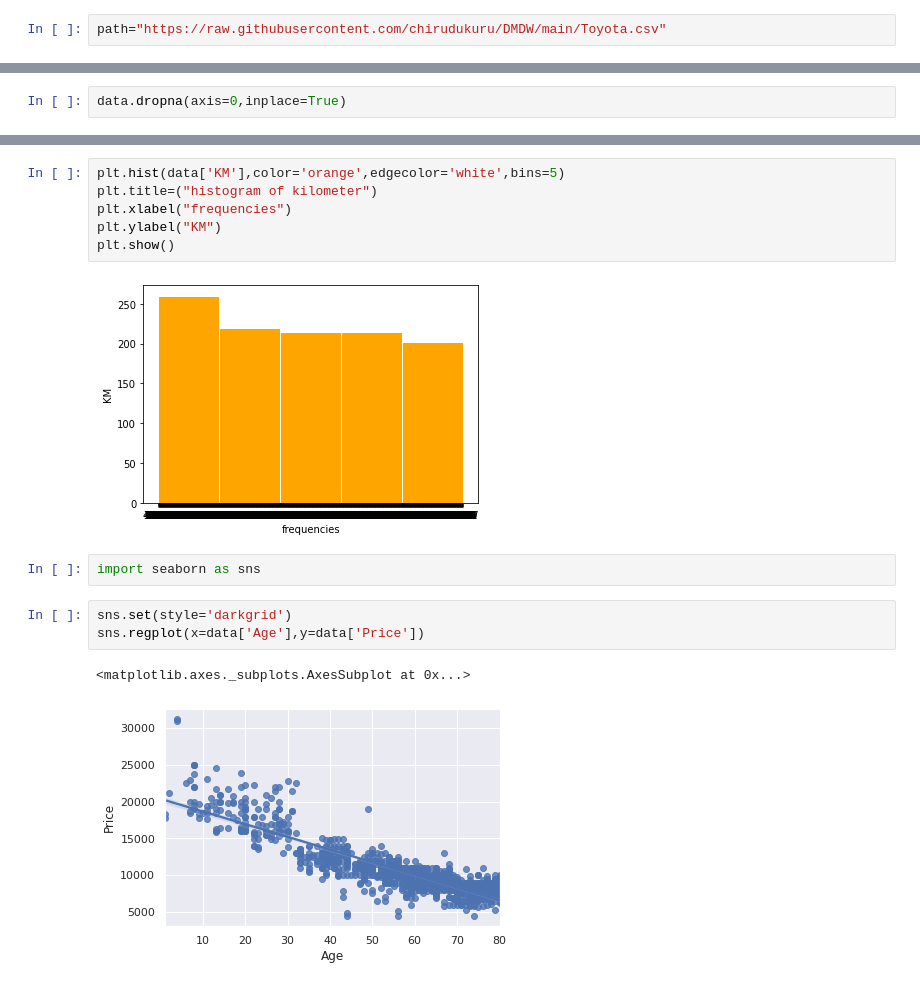
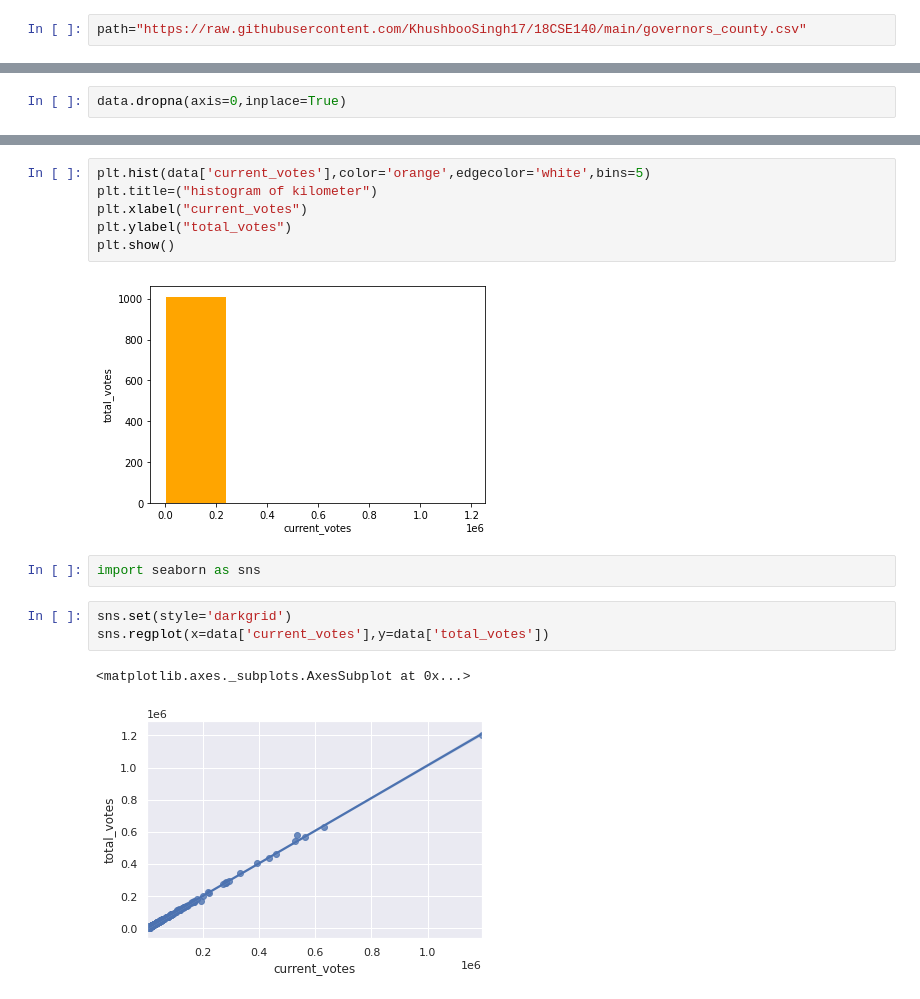
Before and after one commit to KhushbooSingh17/18CSE140, a Jupyter notebook: Assignment3.ipynb, the cells around one changed output, grey strips where cells are left out. Drawn from its saved outputs; the diff is of its cells as text.

```diff
--- a/Assignment3.ipynb
+++ b/Assignment3.ipynb
@@ -5,7 +5,7 @@ import pandas as pd
 import numpy as np
 import matplotlib.pyplot as plt
 # %%
-path="https://raw.githubusercontent.com/chirudukuru/DMDW/main/Toyota.csv"
+path="https://raw.githubusercontent.com/KhushbooSingh17/18CSE140/main/governors_county.csv"
 # %%
 import pandas as pd
 data=pd.read_csv(path)
@@ -80,18 +82,18 @@ plt.hist(data['KM'])
 # %%
-plt.hist(data['KM'],color='orange',edgecolor='white',bins=5)
+plt.hist(data['current_votes'],color='orange',edgecolor='white',bins=5)
 plt.title=("histogram of kilometer")
-plt.xlabel("frequencies")
-plt.ylabel("KM")
+plt.xlabel("current_votes")
+plt.ylabel("total_votes")
 plt.show()
 # %% [output]
-[figure, old version]
+[figure, new version]
 # %%
 import seaborn as sns
 # %%
 sns.set(style='darkgrid')
-sns.regplot(x=data['Age'],y=data['Price'])
+sns.regplot(x=data['current_votes'],y=data['total_votes'])
 # %% [output]
 <matplotlib.axes._subplots.AxesSubplot at 0x...>
-[figure, old version]
+[figure, new version]
 # %%
 sns.set(style='darkgrid')
```
Also changed, not shown: parts of 17 cells of this notebook.
